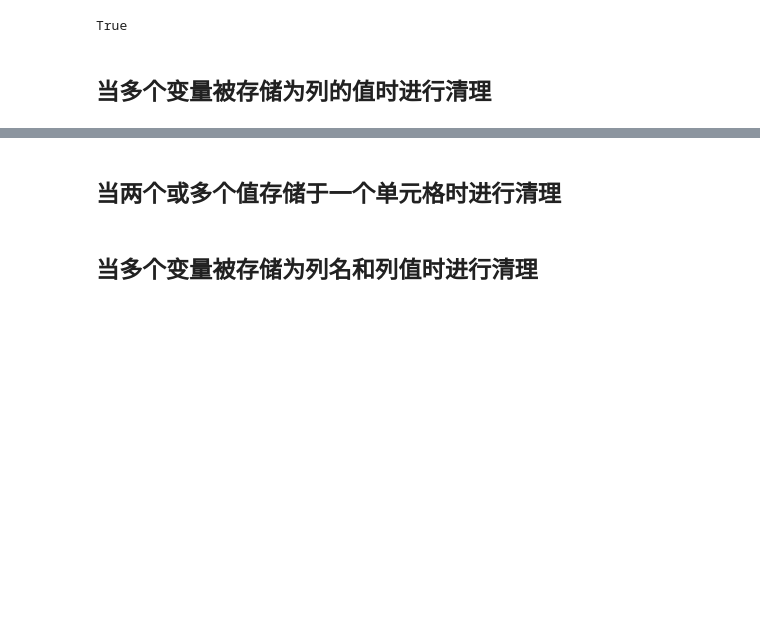
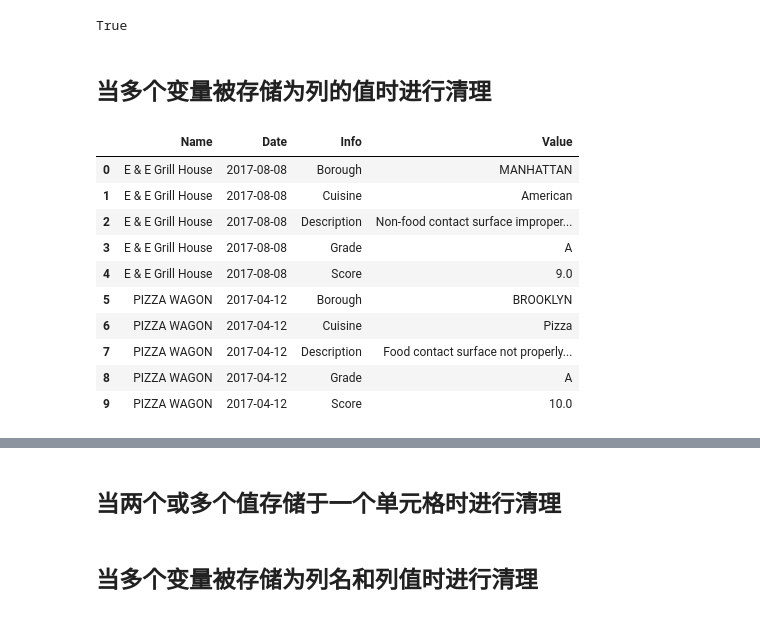
Before and after one commit to 99night66/pandas_study, a Jupyter notebook: 8_数据清理.ipynb, the cells around one changed output, grey strips where cells are left out. Saved outputs shown, nothing was run; the diff lists cells and outputs as text; code cells hidden in the pictures; blank space fills up the shorter version.

```diff
--- a/8_数据清理.ipynb
+++ b/8_数据清理.ipynb
@@ -855,6 +855,18 @@ True
 # %% [markdown]
 ## 当多个变量被存储为列的值时进行清理
 # %%
-inspections = pd.read_csv('data/restaurant_inspections.csv', parse_dates=['Date'])
+inspections = pd.read_csv('restaurant_inspections.csv', parse_dates=['Date'])
 inspections.head(10)
+# %% [output]
+|  | Name | Date | Info | Value |
+| 0 | E & E Grill House | 2017-08-08 | Borough | MANHATTAN |
+| 1 | E & E Grill House | 2017-08-08 | Cuisine | American |
+| 2 | E & E Grill House | 2017-08-08 | Description | Non-food contact surface improper... |
+| 3 | E & E Grill House | 2017-08-08 | Grade | A |
+| 4 | E & E Grill House | 2017-08-08 | Score | 9.0 |
+| 5 | PIZZA WAGON | 2017-04-12 | Borough | BROOKLYN |
+| 6 | PIZZA WAGON | 2017-04-12 | Cuisine | Pizza |
+| 7 | PIZZA WAGON | 2017-04-12 | Description | Food contact surface not properly... |
+| 8 | PIZZA WAGON | 2017-04-12 | Grade | A |
+| 9 | PIZZA WAGON | 2017-04-12 | Score | 10.0 |
 # %%
```
Also changed, not shown: parts of 8 cells of this notebook, 1 other file.
